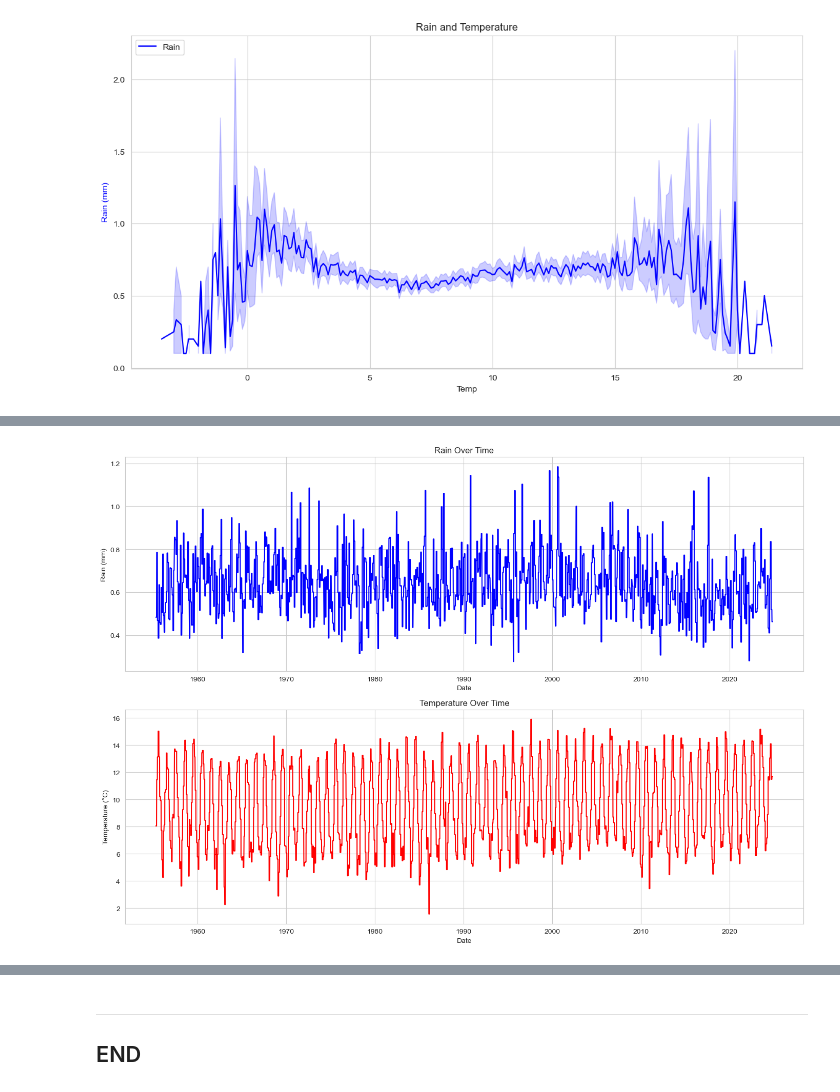
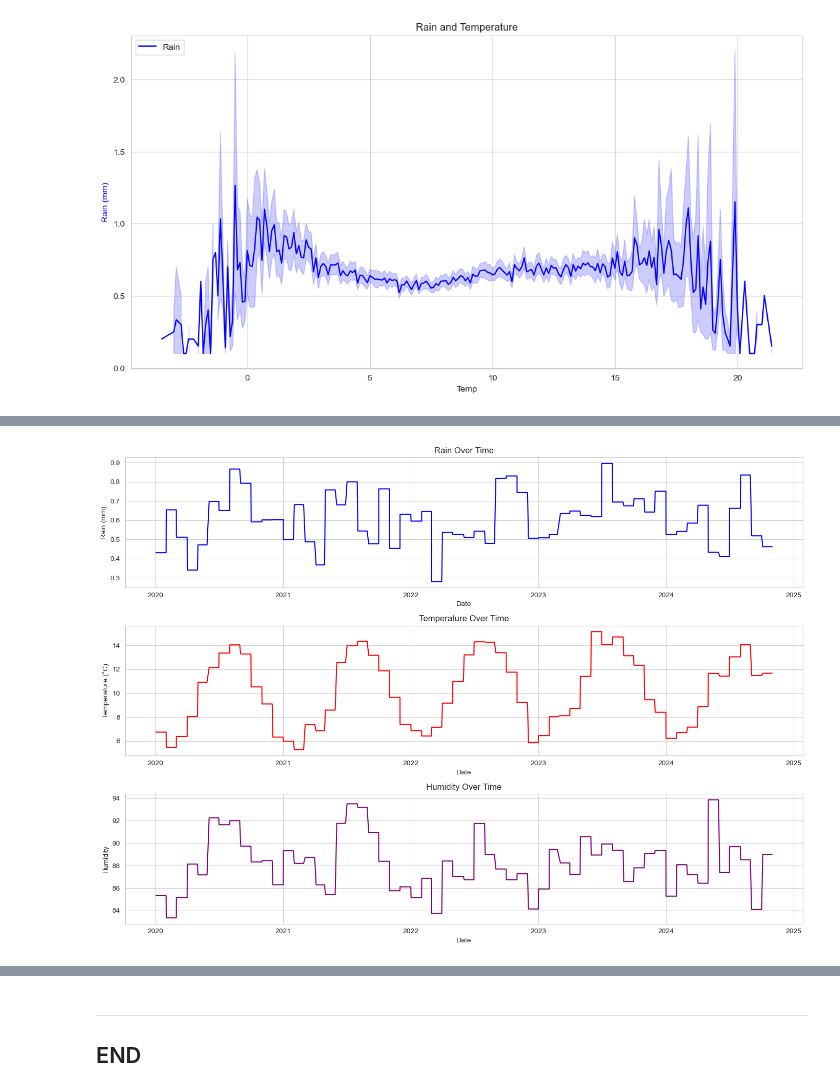
Before and after one commit to FatimaBOliveira/Programming-for-data-analytics, a Jupyter notebook: Project/climate.ipynb, the cells around one changed output, grey strips where cells are left out. Drawn from its saved outputs; the diff is of its cells as text; code cells hidden in the pictures.

```diff
--- a/Project/climate.ipynb
+++ b/Project/climate.ipynb
@@ -774,12 +810,14 @@ As shown in the plot, the next week has a close trend to the previous, and becau
 # %%
-dfrt=df[["date","rain", "temp"]]
+df_rth=df[["date","rain", "temp", "rhum"]]
 
-dfrt["rain"] = pd.to_numeric(dfrt["rain"], errors="coerce")
+df_rth["rain"] = pd.to_numeric(df_rth["rain"], errors="coerce")
+df_rth["rhum"] = pd.to_numeric(df_rth["rhum"], errors="coerce")
 
 # Drop the empty and 0 values.
-dfrt = dfrt[dfrt["rain"] != " "]
-dfrt = dfrt[dfrt["rain"] != 0]
-dfrt = dfrt[dfrt["temp"] != " "]
+df_rth = df_rth[df_rth["rain"] != " "]
+df_rth = df_rth[df_rth["rain"] != 0]
+df_rth = df_rth[df_rth["temp"] != " "]
+df_rth = df_rth[df_rth["rhum"] != " "]
 # %% [output]
 A value is trying to be set on a copy of a slice from a DataFrame.
 Try using .loc[row_indexer,col_indexer] = value instead
@@ -820,12 +863,14 @@ plt.show()
 # %%
 # Calculate the daily wind speed mean.
-monthly_mean_rain = dfrt.groupby(months)["rain"].transform("mean")
-monthly_mean_temp = dfrt.groupby(months)["temp"].transform("mean")
+monthly_mean_rain = df_rth.groupby(months)["rain"].transform("mean")
+monthly_mean_temp = df_rth.groupby(months)["temp"].transform("mean")
+monthly_mean_hum = df_rth.groupby(months)["rhum"].transform("mean")
 
 # Create a new column.
-dfrt["monthly_mean_rain"] = monthly_mean_rain
-dfrt["monthly_mean_temp"] = monthly_mean_temp
+df_rth["monthly_mean_rain"] = monthly_mean_rain
+df_rth["monthly_mean_temp"] = monthly_mean_temp
+df_rth["monthly_mean_hum"] = monthly_mean_hum
 
 # Check
-dfrt.head(3)
+df_rth.head()
 # %% [output]
@@ -865,25 +928,31 @@ plt.show()
 # %%
 # Create subplots for a cleaner visual
-fig, ax = plt.subplots(2, 1, figsize=(14, 10))
+fig, ax = plt.subplots(3, 1, figsize=(14, 10))
 
-#sns.scatterplot(x='monthly_mean_temp', y='monthly_mean_rain', data=dfrt, color='blue')
+dfdec=df_rth
+dfdec = df_rth[df_rth["date"].dt.year >=2020]
 
 # Subplot for 'rain'
-sns.lineplot(x='date', y='monthly_mean_rain', data=dfrt, ax=ax[0], color='blue')
+sns.lineplot(x='date', y='monthly_mean_rain', data=dfdec, ax=ax[0], color='blue')
 ax[0].set_title('Rain Over Time')
 ax[0].set_xlabel('Date')
 ax[0].set_ylabel('Rain (mm)')
 
 # Subplot for 'temp'
-sns.lineplot(x='date', y='monthly_mean_temp', data=dfrt, ax=ax[1], color='red')
+sns.lineplot(x='date', y='monthly_mean_temp', data=dfdec, ax=ax[1], color='red')
 ax[1].set_title('Temperature Over Time')
 ax[1].set_xlabel('Date')
 ax[1].set_ylabel('Temperature (°C)')
+
+sns.lineplot(x='date', y='monthly_mean_hum', data=dfdec, ax=ax[2], color='purple')
+ax[2].set_title('Humidity Over Time')
+ax[2].set_xlabel('Date')
+ax[2].set_ylabel('Humidity')
 
 # Adjust layout to avoid overlap
 plt.tight_layout()
 
 # Show the plots
 plt.show()
 # %% [output]
-[figure, old version]
+[figure, new version]
```
Also changed, not shown: parts of 25 cells of this notebook.
